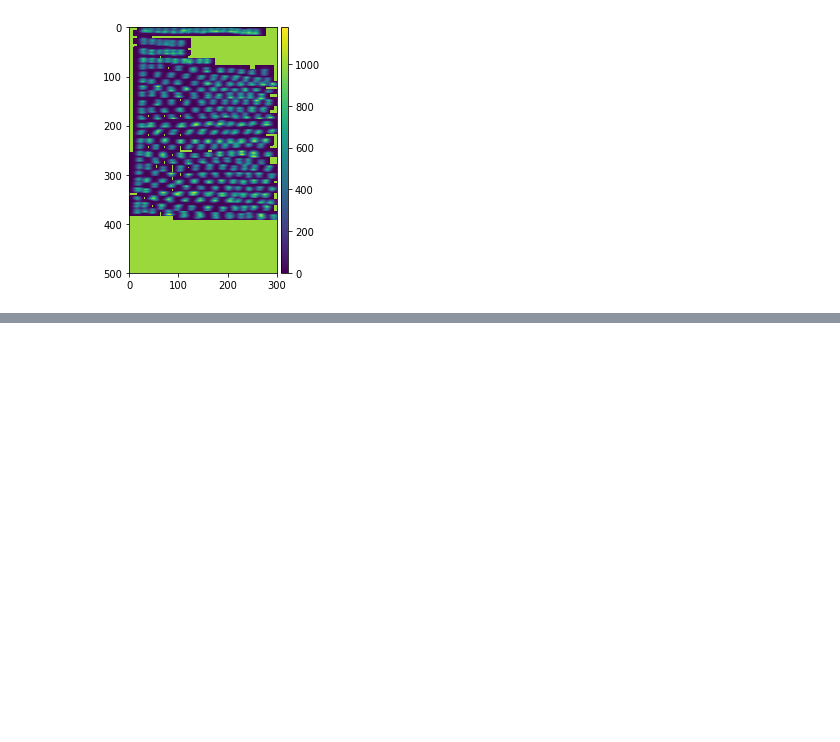
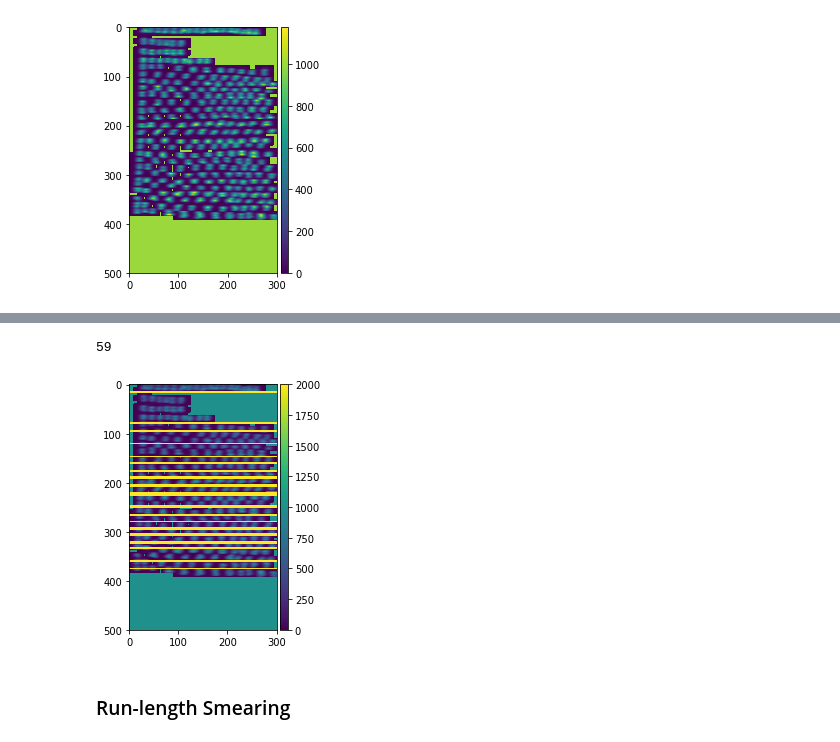
Before and after one commit to clemsciences/ohcr, a Jupyter notebook: tutorial.ipynb, the cells around one changed output, grey strips where cells are left out. Saved outputs shown, nothing was run; the diff lists cells and outputs as text; code cells hidden in the pictures; blank space fills up the shorter version.

Commit message:
Run-length Smearing

```diff
--- a/tutorial.ipynb
+++ b/tutorial.ipynb
@@ -77,0 +106,5 @@ np.sum(energy, axis=0)
+# %%
+threshold = 125
+under_threshold = a < np.ones(a.shape)*threshold
+n_lines = np.sum(under_threshold)
+under_threshold, n_lines
@@ -77,0 +129,20 @@ np.sum(energy, axis=0)
+# %%
+#from scipy.signal import argrelextrema
+
+
+np.sum(np.r_[True, a[1:] < a[:-1]] & np.r_[a[:-1] < a[1:], True])
+# %% [output]
+59
+# %%
+i = 0
+for under in under_threshold:
+    if under:
+        rr, cc = skdr.draw.line(i, 0, i, energy.shape[1]-1)
+        energy[rr, cc] = 2000
+    i += 1
+skio.imshow(energy)
+skio.show()
+# %% [output]
+[figure, added]
+# %% [markdown]
+### Run-length Smearing
```
Also changed, not shown: parts of 14 cells of this notebook.
